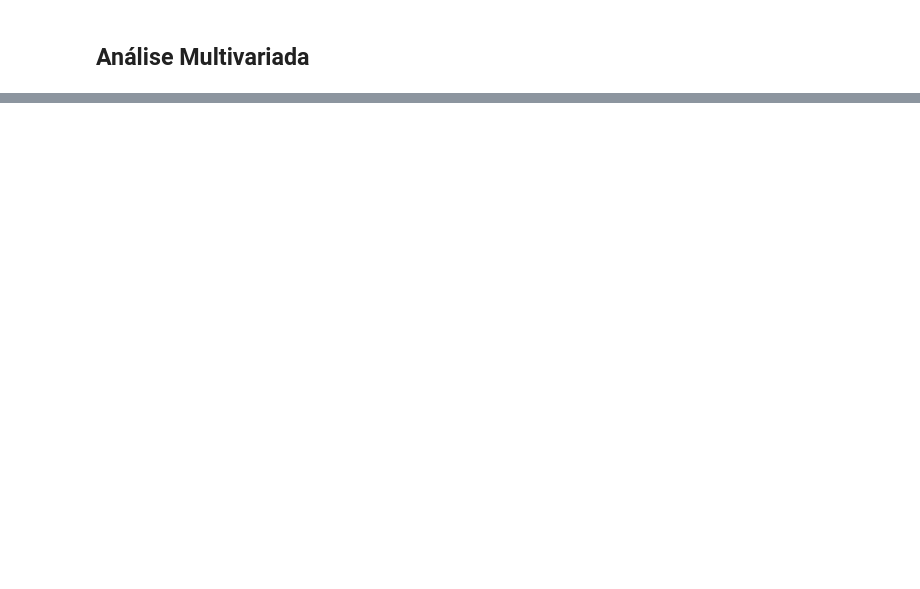
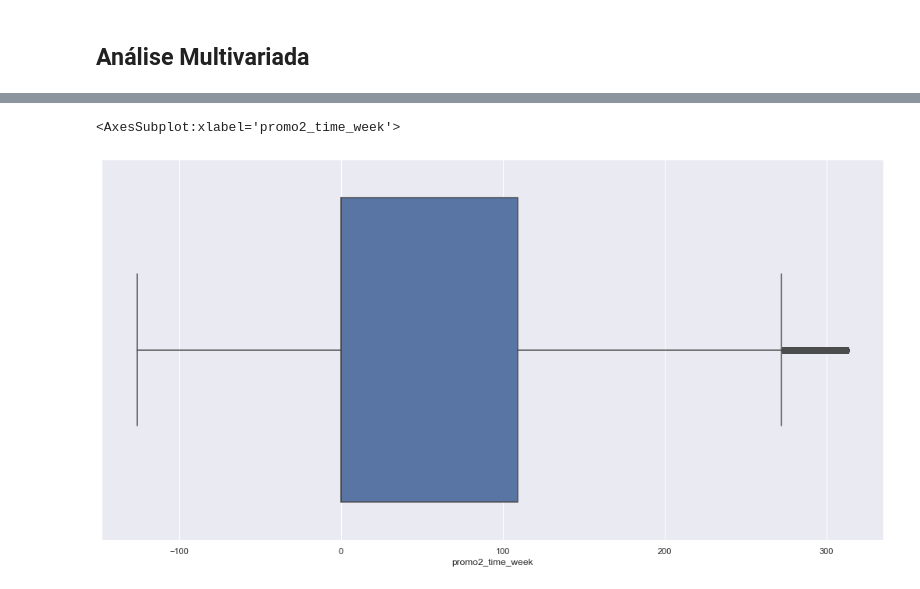
Before and after one commit to nortonvanz/Pharmacy-Sales-Forecast, a Jupyter notebook: notebooks/m04_eda.ipynb, the cells around one changed output, grey strips where cells are left out. Drawn from its saved outputs; the diff is of its cells as text; code cells hidden in the pictures; blank space fills up the shorter version.

```diff
--- a/notebooks/m04_eda.ipynb
+++ b/notebooks/m04_eda.ipynb
@@ -1769,0 +1809,5 @@ Notamos lá nos histogramas que não temos nenhuma variável com distribuição
+# %%
+sns.boxplot( df5['promo2_time_week'] ) #tem poucos outliers -> Min Max Scaller
+# %% [output]
+<AxesSubplot:xlabel='promo2_time_week'>
+[figure, added]
```
Also changed, not shown: parts of 201 cells of this notebook.
